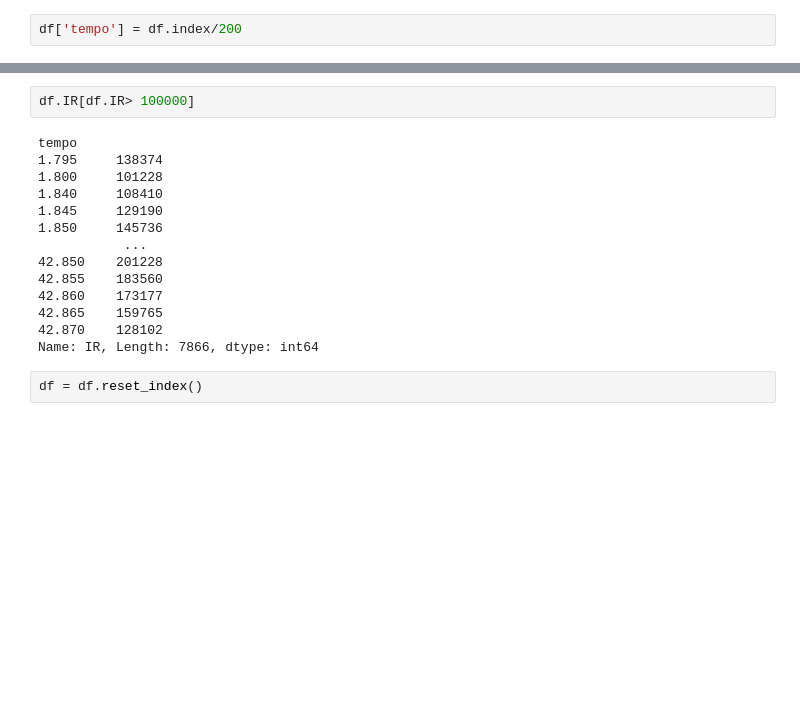
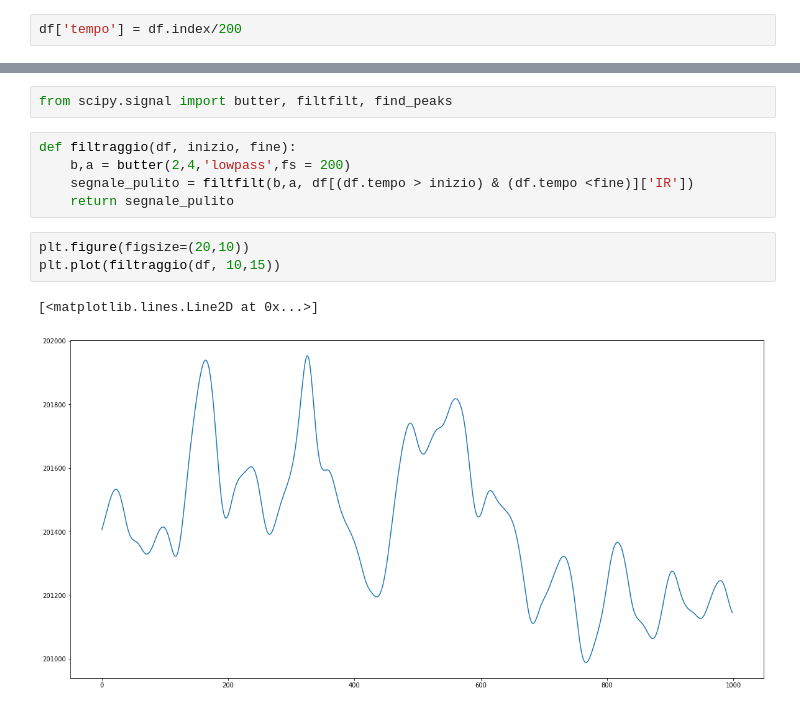
Before and after one commit to 221eSmact/PPG-p2, a Jupyter notebook: code/report.ipynb, the cells around one changed output, grey strips where cells are left out. Saved outputs shown, nothing was run; the diff lists cells and outputs as text; blank space fills up the shorter version.

Commit message:
filtraggio segnale

```diff
--- a/code/report.ipynb
+++ b/code/report.ipynb
@@ -46,18 +77,13 @@ df.plot(y= 'Red', figsize=(20,10))
-# %%
-df.IR[df.IR> 100000]
-# %% [output]
-tempo
-1.795     138374
-1.800     101228
-1.840     108410
-1.845     129190
-1.850     145736
-           ...
-42.850    201228
-42.855    183560
-42.860    173177
-42.865    159765
-42.870    128102
-Name: IR, Length: 7866, dtype: int64
-# %%
-df = df.reset_index()
+# %%
+from scipy.signal import butter, filtfilt, find_peaks
+# %%
+def filtraggio(df, inizio, fine):
+    b,a = butter(2,4,'lowpass',fs = 200)
+    segnale_pulito = filtfilt(b,a, df[(df.tempo > inizio) & (df.tempo <fine)]['IR'])
+    return segnale_pulito
+# %%
+plt.figure(figsize=(20,10))
+plt.plot(filtraggio(df, 10,15))
+# %% [output]
+[<matplotlib.lines.Line2D at 0x...>]
+[figure, added]
```
Also changed, not shown: parts of 11 cells of this notebook.
